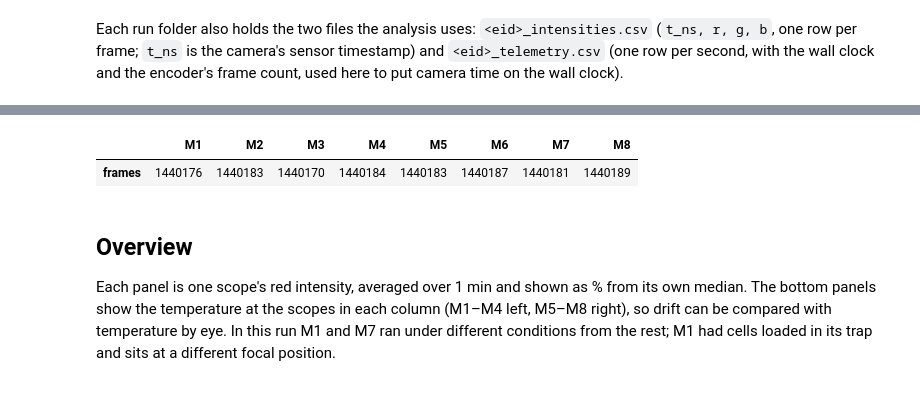
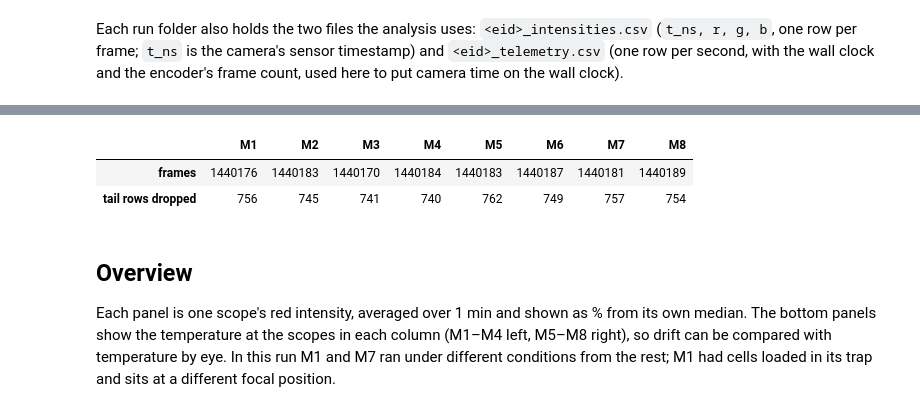
Before and after one commit to Trappy-Scopes/trappyframe, a Jupyter notebook: calibrations/led_cam_intensity_fluctuations.ipynb, the cells around one changed output, grey strips where cells are left out. Drawn from its saved outputs; the diff is of its cells as text; code cells hidden in the pictures.

```diff
--- a/calibrations/led_cam_intensity_fluctuations.ipynb
+++ b/calibrations/led_cam_intensity_fluctuations.ipynb
@@ -162,26 +168,39 @@ clock and the encoder's frame count, used here to put camera time on the wall cl
+# %%
+FIX = pd.Timestamp("2026-11-16")                          # trappyscopes 29bca5b
+
+def correct_tail(scope, x):
+    dup = x.t_ns.duplicated()
+    if pd.Timestamp(runs.loc[scope, "started"]) >= FIX:
+        assert not dup.any(), f"{scope}: repeated timestamps in a run recorded after the fix"
+    return x[~dup], int(dup.sum())
 # %%
-def load(eid):
+dropped = {}
+
+def load(s):
+    eid = runs.loc[s, "eid"]
     d = exps.get_parent_dir(eid)
     x = pd.read_csv(f"{d}/{eid}_intensities.csv", engine="pyarrow")
-    x = x.sort_values("t_ns").drop_duplicates("t_ns").reset_index(drop=True)
+    x, dropped[s] = correct_tail(s, x)
+    x = x.sort_values("t_ns").reset_index(drop=True)
     tel = pd.read_csv(f"{d}/{eid}_telemetry.csv")
     k = tel.sink_frames.clip(1, len(x)).astype(int) - 1   # newest frame at each telemetry row
     offset = np.median(tel.wall - x.t_ns.to_numpy()[k] / 1e9)
     x = x.iloc[1:]                                       # the first frame precedes the settled light
     x["wall"] = (pd.to_datetime(x.t_ns / 1e9 + offset, unit="s", utc=True)
                  .dt.tz_convert(TZ).dt.tz_localize(None))
     return x
 
-I = {s: load(runs.loc[s, "eid"]) for s in runs.index}
+I = {s: load(s) for s in runs.index}
 S = {s: I[s][I[s].wall >= I[s].wall.iloc[0] + pd.Timedelta(minutes=SETTLE_MIN)] for s in SCOPES}
 tandh = (res.query("stream == 'tandh'")
          .assign(scope=lambda d: d.eid.map(runs.reset_index().set_index("eid").scope),
                  wall=lambda d: pd.to_datetime(d.dt))
          [["scope", "wall", "temp", "humidity"]].sort_values(["scope", "wall"]))
-pd.Series({s: len(x) for s, x in I.items()}, name="frames").to_frame().T
+pd.DataFrame({"frames": {s: len(x) for s, x in I.items()}, "tail rows dropped": dropped}).T
 # %% [output]
 |  | M1 | M2 | M3 | M4 | M5 | M6 | M7 | M8 |
 | frames | 1440176 | 1440183 | 1440170 | 1440184 | 1440183 | 1440187 | 1440181 | 1440189 |
+| tail rows dropped | 756 | 745 | 741 | 740 | 762 | 749 | 757 | 754 |
 # %% [markdown]
 ## Overview
 
```
Also changed, not shown: parts of 1 cell of this notebook.
